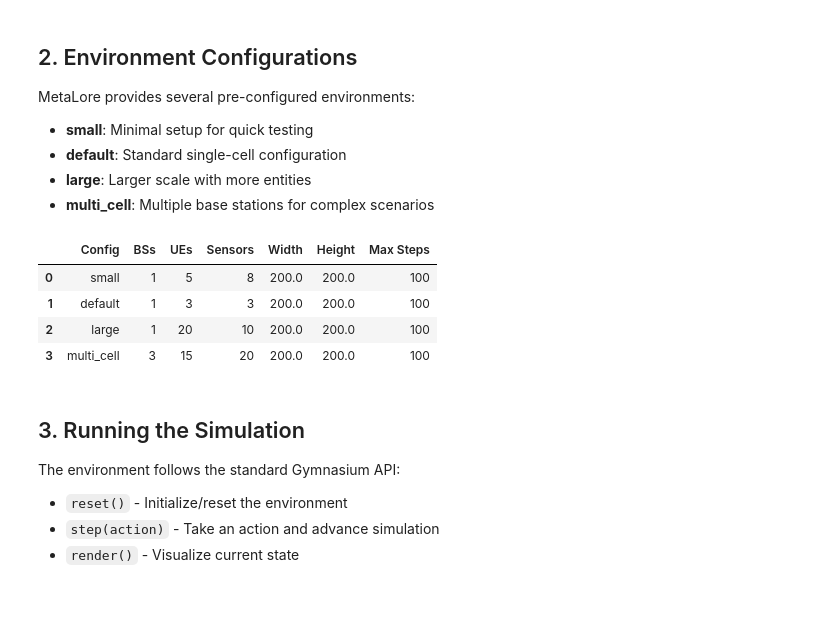
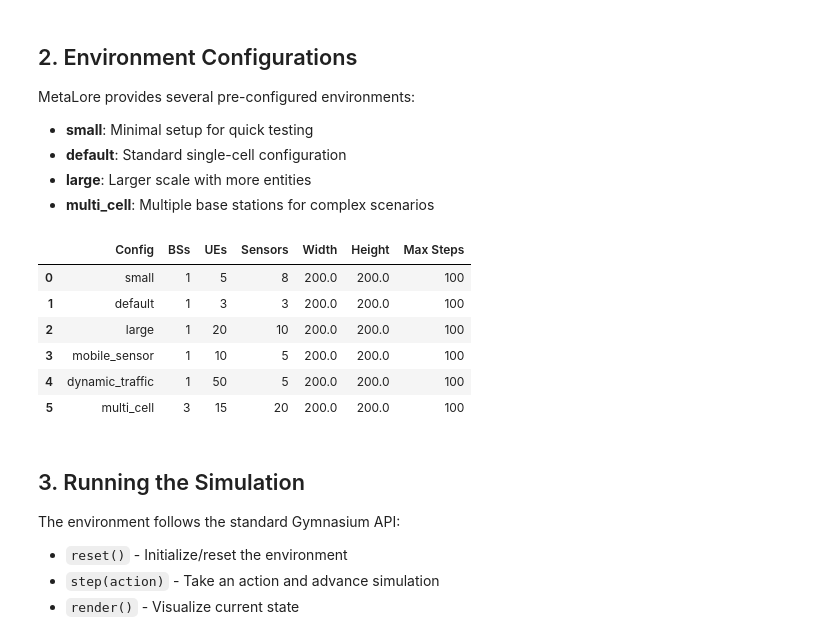
Before and after one commit to elifohri/MetaLore-simulator, a Jupyter notebook: test_notebook.ipynb, the cells around one changed output. Saved outputs shown, nothing was run; the diff lists cells and outputs as text; code cells hidden in the pictures; blank space fills up the shorter version.

```diff
--- a/test_notebook.ipynb
+++ b/test_notebook.ipynb
@@ -31,34 +31,38 @@ MetaLore provides several pre-configured environments:
 # Compare environment configurations
 configs = {
     'small': (SingleCellEnv, small_config()),
     'default': (SingleCellEnv, default_config()),
     'large': (SingleCellEnv, large_config()),
+    'mobile_sensor': (SingleCellEnv, mobile_sensor_config()),
+    'dynamic_traffic': (SingleCellEnv, dynamic_traffic_config()),
     'multi_cell': (MultiCellEnv, multi_cell_config()),
 }
 
 rows = []
 for name, (EnvClass, config) in configs.items():
     env = EnvClass(config=config)
     env.reset()
     rows.append({
         'Config': name,
         'BSs': env.num_bs,
         'UEs': env.num_ues,
         'Sensors': env.num_sensors,
         'Width': env.width,
         'Height': env.height,
         'Max Steps': env.EP_MAX_TIME,
     })
     env.close()
 
 config_df = pd.DataFrame(rows)
 ipd.display(config_df)
 # %% [output]
 |  | Config | BSs | UEs | Sensors | Width | Height | Max Steps |
 | 0 | small | 1 | 5 | 8 | 200.0 | 200.0 | 100 |
 | 1 | default | 1 | 3 | 3 | 200.0 | 200.0 | 100 |
 | 2 | large | 1 | 20 | 10 | 200.0 | 200.0 | 100 |
-| 3 | multi_cell | 3 | 15 | 20 | 200.0 | 200.0 | 100 |
+| 3 | mobile_sensor | 1 | 10 | 5 | 200.0 | 200.0 | 100 |
+| 4 | dynamic_traffic | 1 | 50 | 5 | 200.0 | 200.0 | 100 |
+| 5 | multi_cell | 3 | 15 | 20 | 200.0 | 200.0 | 100 |
 # %% [markdown]
 ## 3. Running the Simulation
 
```
Also changed, not shown: parts of 8 cells of this notebook, 35 other files.
